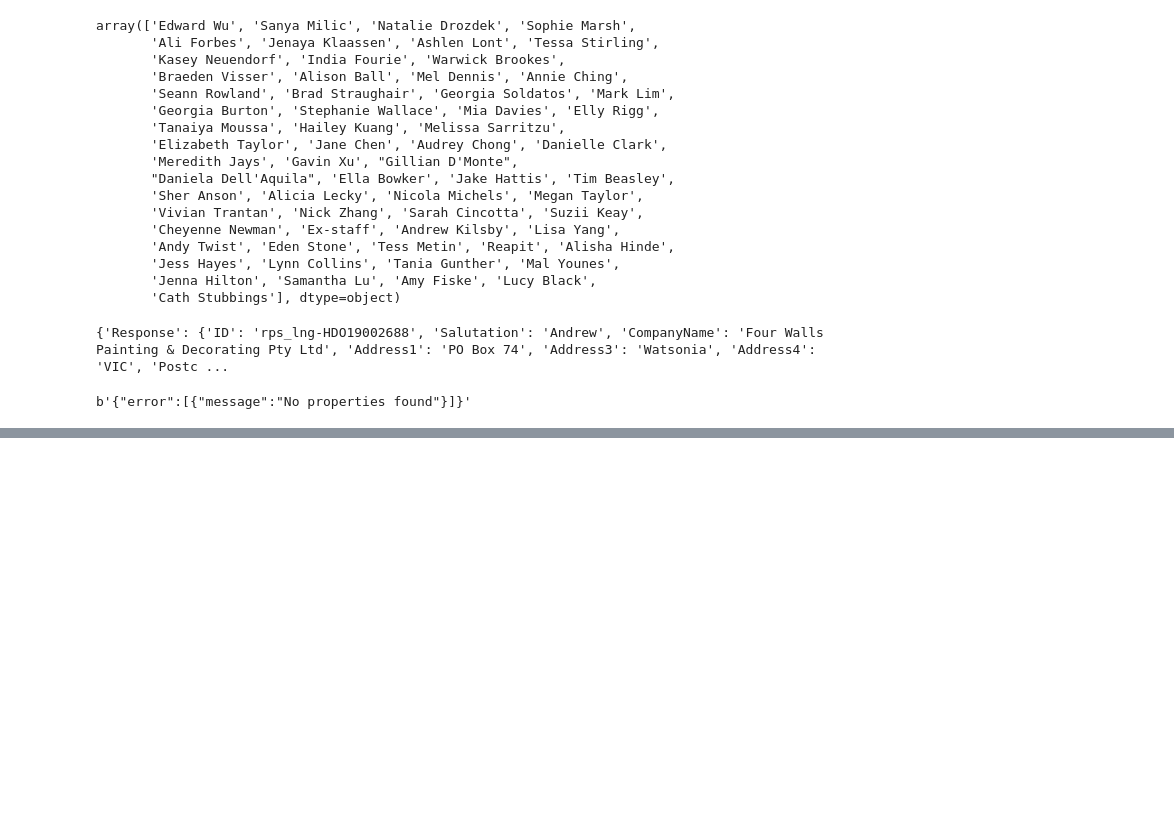
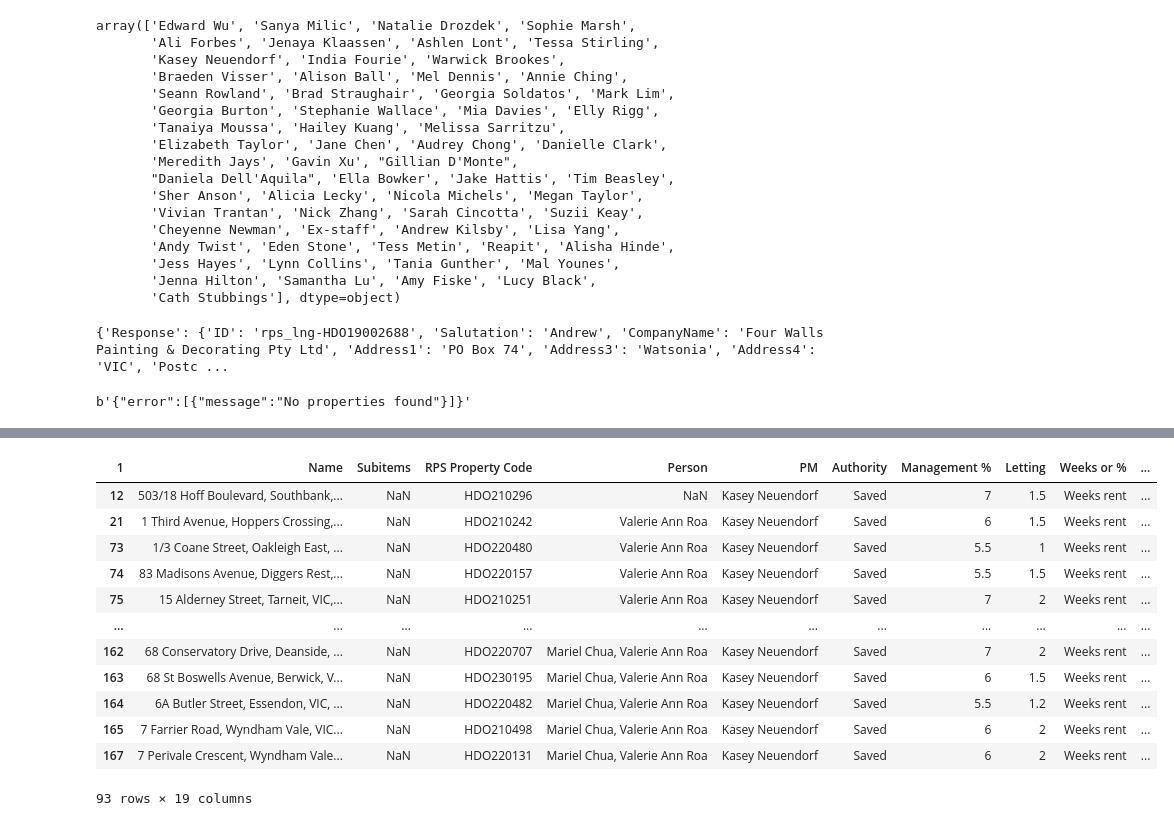
Before and after one commit to sahils4299/LongView-Data-Migration, a Jupyter notebook: PropertyTree_migration_Portfolio_testing.ipynb, the cells around one changed output, grey strips where cells are left out. Saved outputs shown, nothing was run; the diff lists cells and outputs as text; code cells hidden in the pictures; blank space fills up the shorter version.

```diff
--- a/PropertyTree_migration_Portfolio_testing.ipynb
+++ b/PropertyTree_migration_Portfolio_testing.ipynb
@@ -1745,0 +1770,8 @@ b'{"error":[{"message":"No properties found"}]}'
+# %%
+fees_monday = pd.read_excel("Data Before/Fees_for_Properties.xlsx")
+# %%
+fees_monday.columns = fees_monday.iloc[1]
+# %%
+fees_monday = fees_monday[2:]
+# %%
+fees_monday= fees_monday[fees_monday['PM'] == 'Kasey Neuendorf']
@@ -1745,0 +1912,16 @@ b'{"error":[{"message":"No properties found"}]}'
+# %%
+fees_monday
+# %% [output]
+| 1 | Name | Subitems | RPS Property Code | Person | PM | Authority | Management % | Letting | Weeks or % | ... |
+| 12 | 503/18 Hoff Boulevard, Southbank,... | NaN | HDO210296 | NaN | Kasey Neuendorf | Saved | 7 | 1.5 | Weeks rent | ... |
+| 21 | 1 Third Avenue, Hoppers Crossing,... | NaN | HDO210242 | Valerie Ann Roa | Kasey Neuendorf | Saved | 6 | 1.5 | Weeks rent | ... |
+| 73 | 1/3 Coane Street, Oakleigh East, ... | NaN | HDO220480 | Valerie Ann Roa | Kasey Neuendorf | Saved | 5.5 | 1 | Weeks rent | ... |
+| 74 | 83 Madisons Avenue, Diggers Rest,... | NaN | HDO220157 | Valerie Ann Roa | Kasey Neuendorf | Saved | 5.5 | 1.5 | Weeks rent | ... |
+| 75 | 15 Alderney Street, Tarneit, VIC,... | NaN | HDO210251 | Valerie Ann Roa | Kasey Neuendorf | Saved | 7 | 2 | Weeks rent | ... |
+| ... | ... | ... | ... | ... | ... | ... | ... | ... | ... | ... |
+| 162 | 68 Conservatory Drive, Deanside, ... | NaN | HDO220707 | Mariel Chua, Valerie Ann Roa | Kasey Neuendorf | Saved | 7 | 2 | Weeks rent | ... |
+| 163 | 68 St Boswells Avenue, Berwick, V... | NaN | HDO230195 | Mariel Chua, Valerie Ann Roa | Kasey Neuendorf | Saved | 6 | 1.5 | Weeks rent | ... |
+| 164 | 6A Butler Street, Essendon, VIC, ... | NaN | HDO220482 | Mariel Chua, Valerie Ann Roa | Kasey Neuendorf | Saved | 5.5 | 1.2 | Weeks rent | ... |
+| 165 | 7 Farrier Road, Wyndham Vale, VIC... | NaN | HDO210498 | Mariel Chua, Valerie Ann Roa | Kasey Neuendorf | Saved | 6 | 2 | Weeks rent | ... |
+| 167 | 7 Perivale Crescent, Wyndham Vale... | NaN | HDO220131 | Mariel Chua, Valerie Ann Roa | Kasey Neuendorf | Saved | 6 | 2 | Weeks rent | ... |
+93 rows × 19 columns
```
Also changed, not shown: parts of 17 cells of this notebook.
